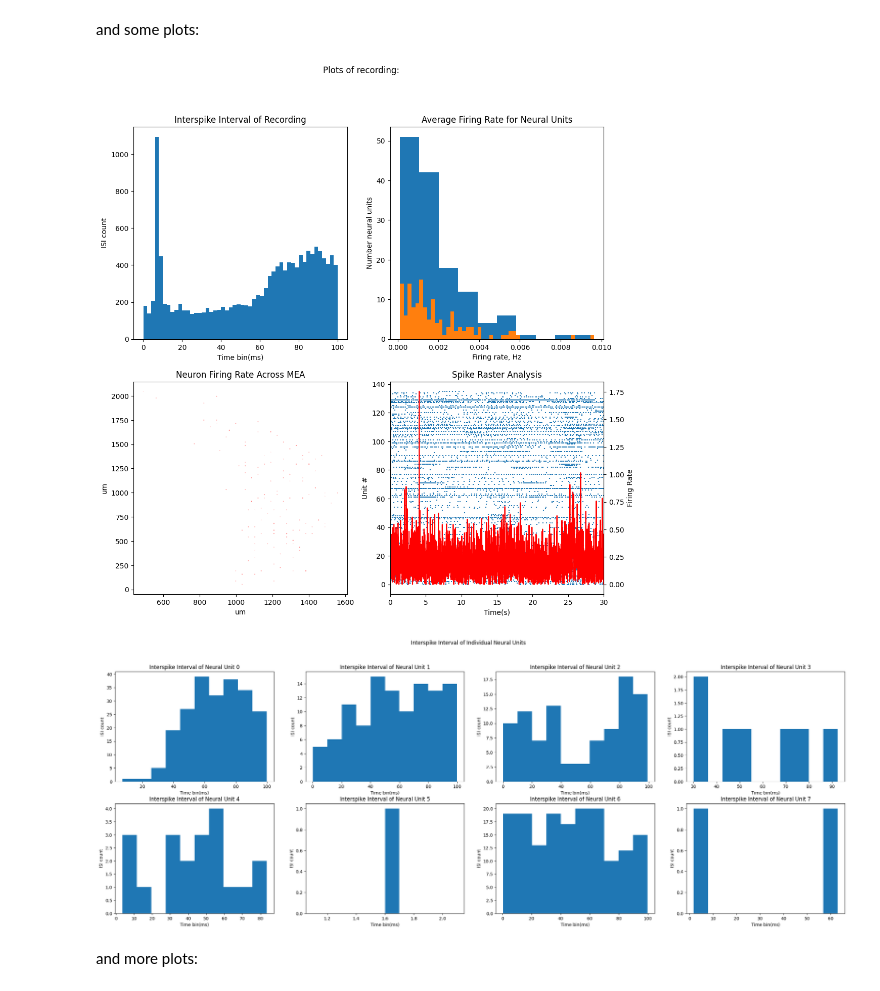
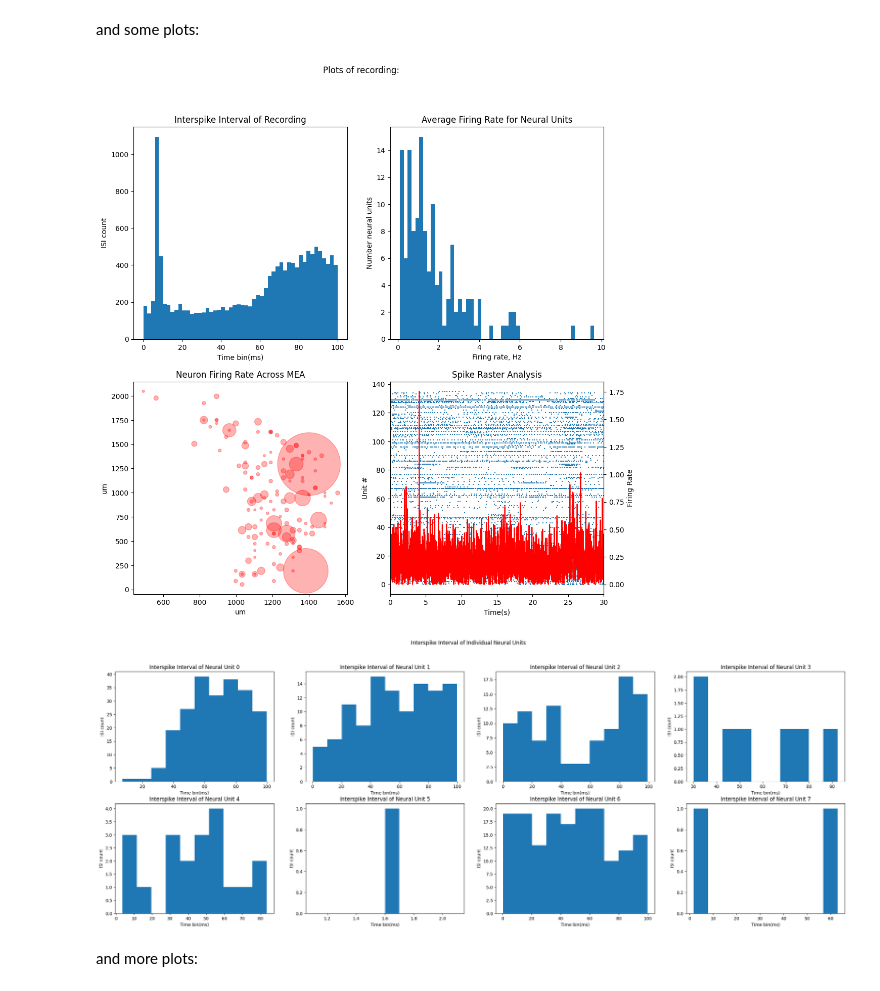
Before and after one commit to braingeneers/midbrain_parkinsons, a Jupyter notebook: tutorials/experiments/hc328/no_drug/spike_data.ipynb, the cells around one changed output. Drawn from its saved outputs; the diff is of its cells as text; code cells hidden in the pictures.

```diff
--- a/tutorials/experiments/hc328/no_drug/spike_data.ipynb
+++ b/tutorials/experiments/hc328/no_drug/spike_data.ipynb
@@ -28,9 +28,9 @@ Coefficient of Variation:  0.543
 # %% [markdown]
 and some plots:
 # %%
-spike_data.summary_plots( sd )
+spike_data.plot_summary( sd )
 # %% [output]
-[figure, old version]
+[figure, new version]
 [figure]
 # %% [markdown]
 and more plots:
```
Also changed, not shown: parts of 2 cells of this notebook, 8 other files.
